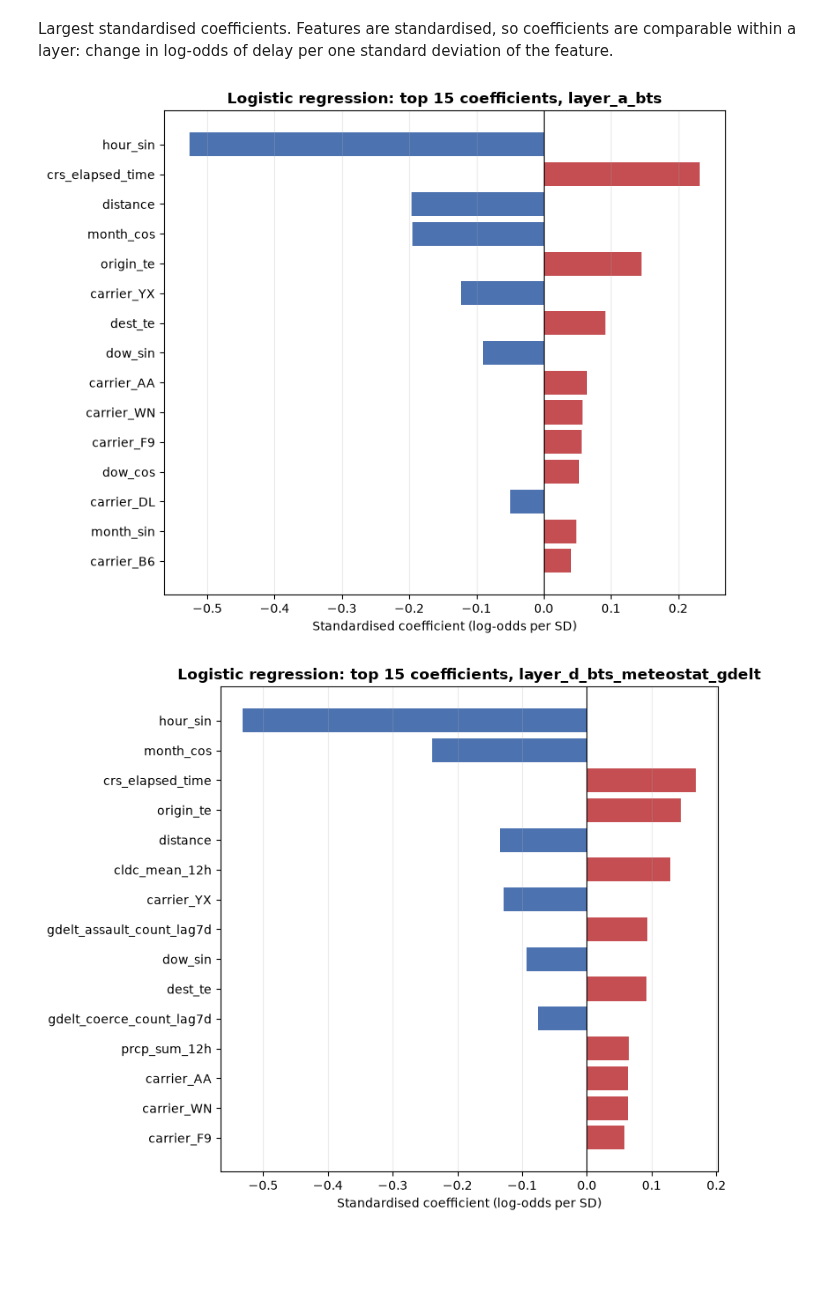
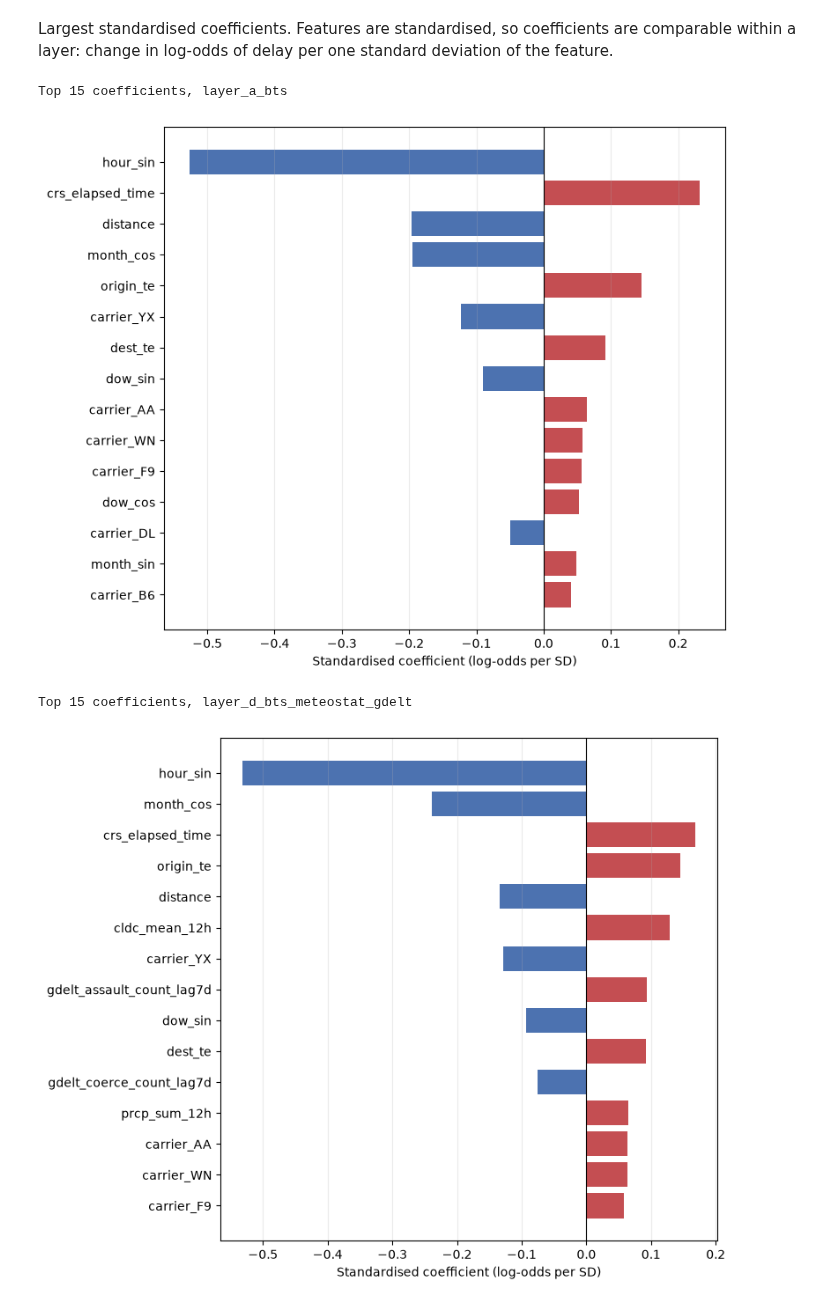
Before and after one commit to aniaand/BachelorThesisAirlineDelayPrediction, a Jupyter notebook: notebooks/logistic_regression.ipynb, the cells around one changed output. Saved outputs shown, nothing was run; the diff lists cells and outputs as text; code cells hidden in the pictures; blank space fills up the shorter version.

```diff
--- a/notebooks/logistic_regression.ipynb
+++ b/notebooks/logistic_regression.ipynb
@@ -257,18 +257,20 @@ comparable within a layer: change in log-odds of delay per one standard deviatio
 # %%
 import matplotlib.pyplot as plt
 
 top_n = 15
 for key in [full_layers[0], full_layers[-1]]:
     top = layer_coefficients[key].head(top_n)[::-1]
     fig, ax = plt.subplots(figsize=(8, 0.35 * top_n + 1.2))
     ax.barh(top.index, top.values, color=np.where(top.values > 0, "#C44E52", "#4C72B0"))
     ax.axvline(0, color="black", lw=0.8)
     ax.set_xlabel("Standardised coefficient (log-odds per SD)")
-    ax.set_title(f"Logistic regression: top {top_n} coefficients, {key}", fontweight="bold")
     ax.grid(axis="x", alpha=0.25)
     fig.tight_layout()
     fig.savefig(results_dir / f"lr_coefficients_{key}.png", dpi=200, bbox_inches="tight")
+    print(f"Top {top_n} coefficients, {key}")
     plt.show()
 # %% [output]
+Top 15 coefficients, layer_a_bts
-[figure, old version]
+[figure, new version]
+Top 15 coefficients, layer_d_bts_meteostat_gdelt
-[figure, old version]
+[figure, new version]
```
Also changed, not shown: parts of 1 cell of this notebook, 1 other file.
